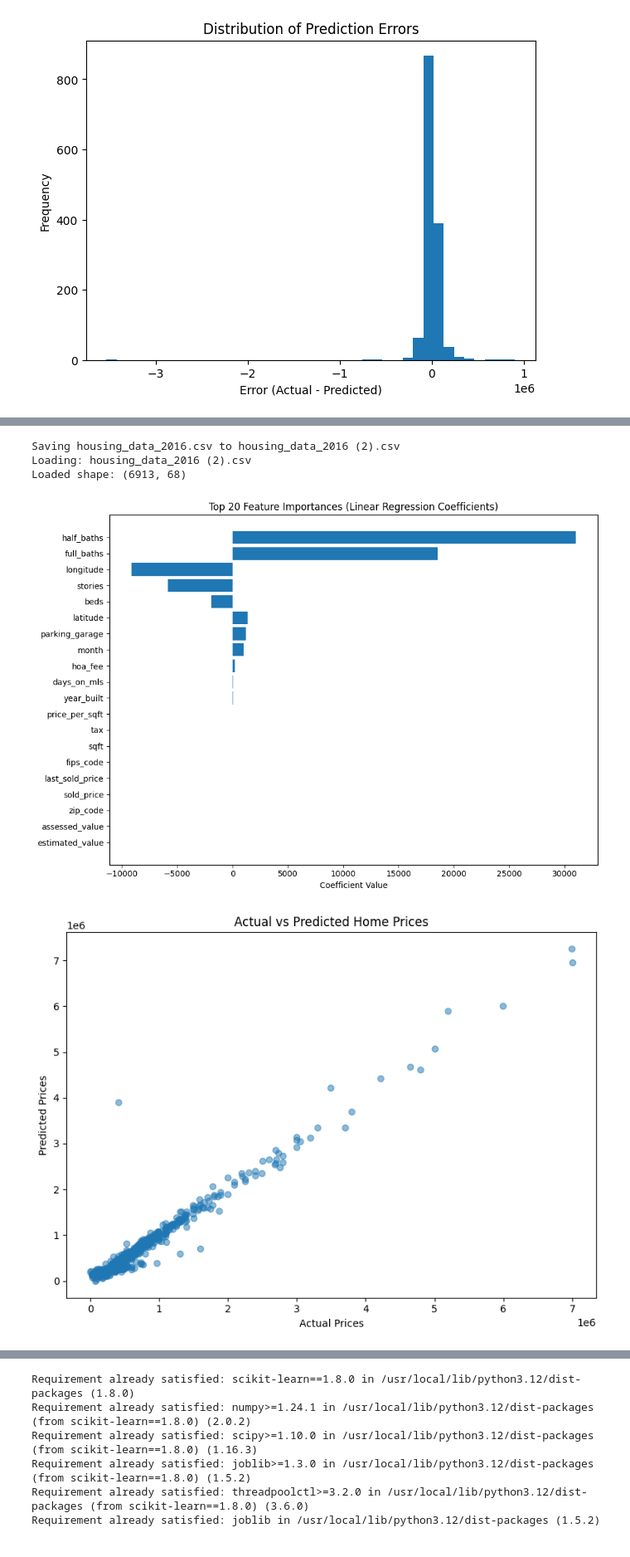
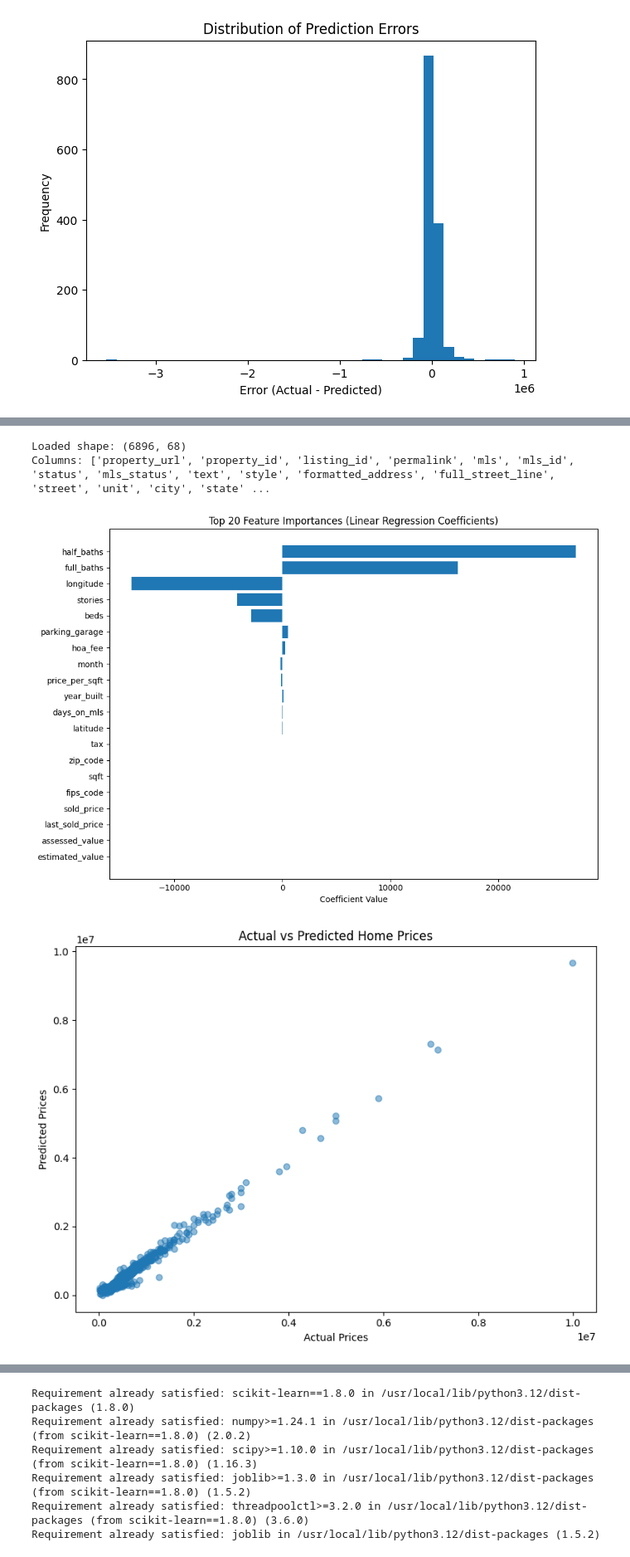
Before and after one commit to Swastik-Raj/Housing-Market-Prediction-Project, a Jupyter notebook: Training Notebook/housing_model_training.ipynb, the cells around one changed output, grey strips where cells are left out. Shown: that part at 83% size. Cells and saved outputs as stored; diff of their text form; code cells hidden in the pictures.

```diff
--- a/Training Notebook/housing_model_training.ipynb
+++ b/Training Notebook/housing_model_training.ipynb
@@ -770,12 +746,11 @@ plt.show()
 # ===========================
 # Upload Files
 # ===========================
-from google.colab import files
-uploaded = files.upload()   # <-- You manually upload the two CSVs here
 
 import pandas as pd
 import numpy as np
 import matplotlib.pyplot as plt
+import os
 
 # Uploaded files now appear in the 'uploaded' dict
 # Example: uploaded.keys() -> dict_keys(['housing_data_2016.csv', 'houston_housing_data_2016.csv'])
@@ -783,18 +758,20 @@ import matplotlib.pyplot as plt
 # ===========================
 # Load the uploaded CSVs
 # ===========================
-df_list = []
+housing_path = os.path.join(BASE_DIR, "housing_data_2016.csv")
 
-for fname in uploaded.keys():
-    if fname.endswith(".csv"):
-        print("Loading:", fname)
-        df_list.append(pd.read_csv(fname, low_memory=False))
+if not os.path.exists(housing_path):
+    raise FileNotFoundError(f"Housing CSV not found at: {housing_path}")
 
-if not df_list:
-    raise ValueError("No CSV files were loaded.")
+df = pd.read_csv(
+    housing_path,
+    encoding="latin1",
+    engine="python",
+    on_bad_lines="skip"
+)
 
-df = pd.concat(df_list, ignore_index=True)
 print("Loaded shape:", df.shape)
+print("Columns:", df.columns.tolist()[:20])
 
 # ===========================
 # Prepare Data
@@ -882,8 +858,7 @@ plt.show()
-Saving housing_data_2016.csv to housing_data_2016 (2).csv
-Loading: housing_data_2016 (2).csv
-Loaded shape: (6913, 68)
+Loaded shape: (6896, 68)
+Columns: ['property_url', 'property_id', 'listing_id', 'permalink', 'mls', 'mls_id', 'status', 'mls_status', 'text', 'style', 'formatted_address', 'full_street_line', 'street', 'unit', 'city', 'state' ...
-[figure, old version]
+[figure, new version]
-[figure, old version]
+[figure, new version]
 [figure]
 # %%
 !pip install scikit-learn==1.8.0
```
Also changed, not shown: parts of 16 cells of this notebook, 3 other files.
